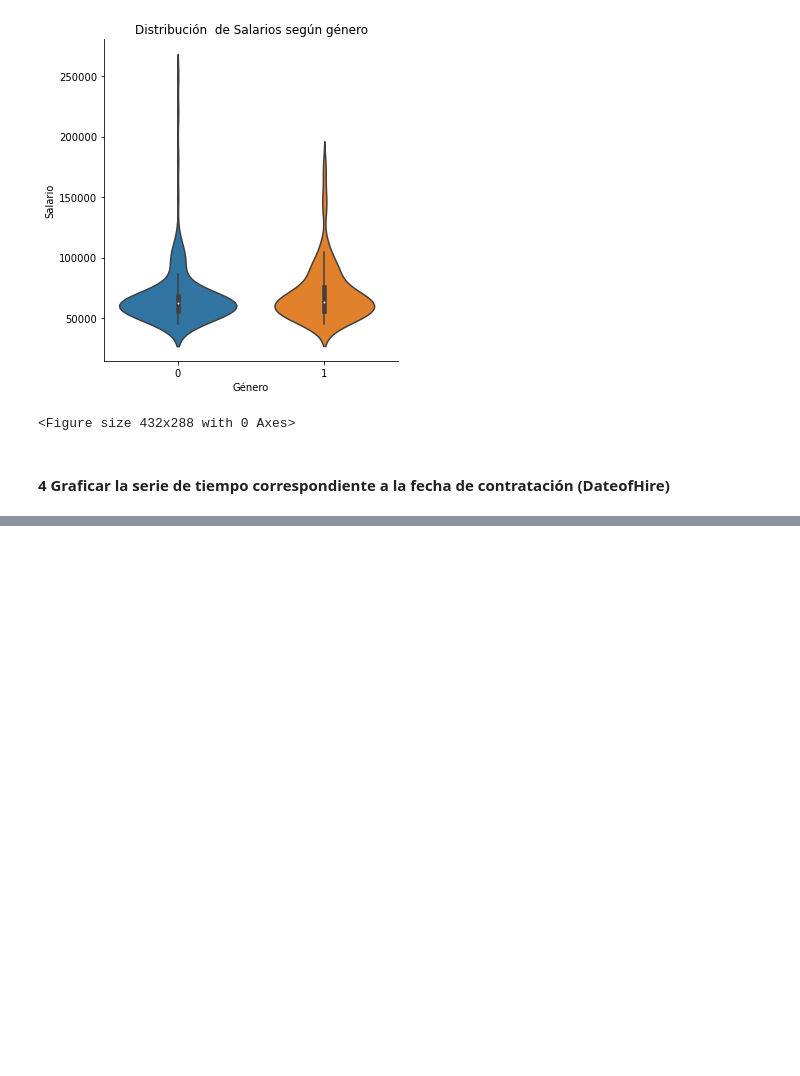
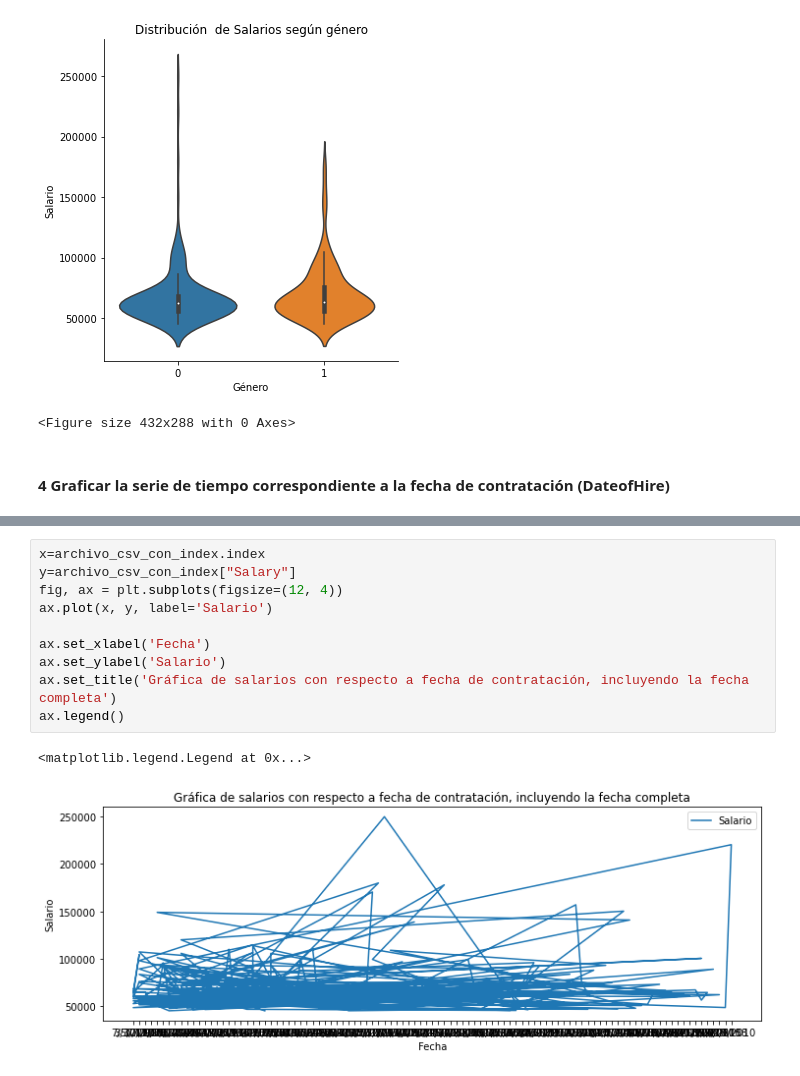
Before and after one commit to chopliszt/data-science-coder, a Jupyter notebook: Desafío 4/Desafío 4.ipynb, the cells around one changed output, grey strips where cells are left out. Drawn from its saved outputs; the diff is of its cells as text; blank space fills up the shorter version.

```diff
--- a/Desafío 4/Desafío 4.ipynb
+++ b/Desafío 4/Desafío 4.ipynb
@@ -113,0 +155,13 @@ plt.figure()
+# %%
+x=archivo_csv_con_index.index
+y=archivo_csv_con_index["Salary"]
+fig, ax = plt.subplots(figsize=(12, 4))
+ax.plot(x, y, label='Salario')
+
+ax.set_xlabel('Fecha')
+ax.set_ylabel('Salario')
+ax.set_title('Gráfica de salarios con respecto a fecha de contratación, incluyendo la fecha completa')
+ax.legend()
+# %% [output]
+<matplotlib.legend.Legend at 0x...>
+[figure, added]
```
Also changed, not shown: parts of 3 cells of this notebook.
